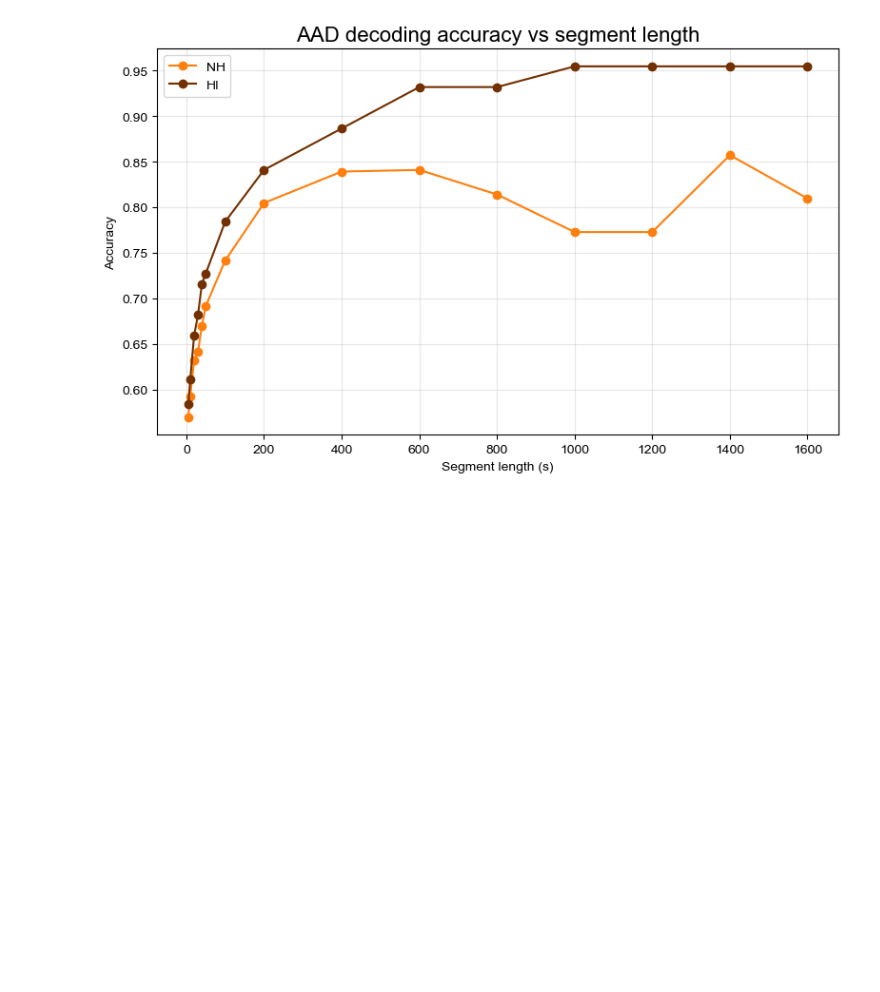
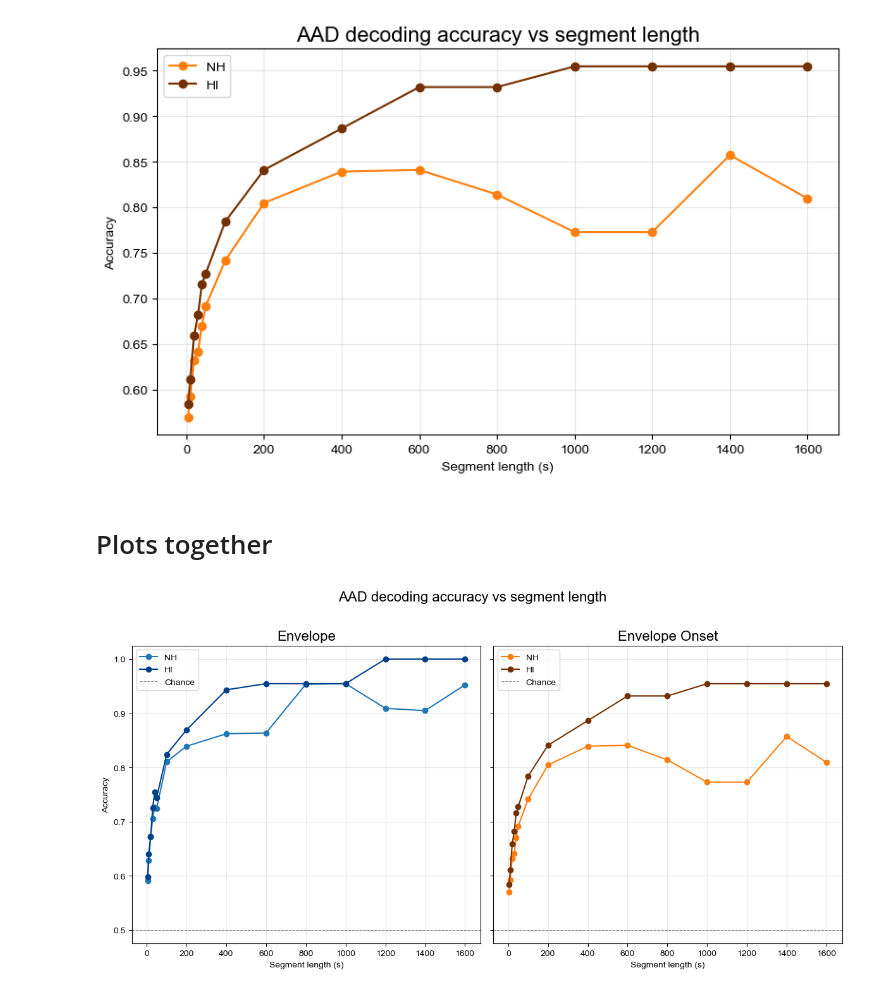
Before and after one commit to sylmester/modelling-eeg-to-speech, a Jupyter notebook: beyond/across-datasets/fuglsang-in-snhl/figures.ipynb, the cells around one changed output. Saved outputs shown, nothing was run; the diff lists cells and outputs as text; code cells hidden in the pictures; blank space fills up the shorter version.

```diff
--- a/beyond/across-datasets/fuglsang-in-snhl/figures.ipynb
+++ b/beyond/across-datasets/fuglsang-in-snhl/figures.ipynb
@@ -622,3 +622,52 @@ plt.savefig(
 plt.show()
 # %% [output]
 [figure]
+# %% [markdown]
+# Plots together
+# %%
+fig, axes = plt.subplots(1, 2, figsize=(12, 6), sharey=True)
+
+predictors = ["envelope", "envelope_onset"]
+titles     = ["Envelope", "Envelope Onset"]
+colors_nh  = {"envelope": "tab:blue",   "envelope_onset": "tab:orange"}
+colors_hi  = {"envelope": "#003f8a",    "envelope_onset": "#733000"}
+
+for ax, predictor, title in zip(axes, predictors, titles):
+
+    nh_acc, hi_acc, segment_times = [], [], []
+
+    for prefix, sizes in [("time", TIME_WINDOW_SIZES_S), ("trial", TRIAL_WINDOW_SIZES)]:
+        for n in sizes:
+            segment_time = n if prefix == "time" else n * 50
+            segment_times.append(segment_time)
+            nh_acc.append(nh[predictor][prefix][n]["concatenate"]["correct"].mean())
+            hi_acc.append(hi[predictor][prefix][n]["concatenate"]["correct"].mean())
+
+    # sort by segment length so the line doesn't jump around
+    order       = sorted(range(len(segment_times)), key=lambda i: segment_times[i])
+    seg_sorted  = [segment_times[i] for i in order]
+    nh_sorted   = [nh_acc[i]        for i in order]
+    hi_sorted   = [hi_acc[i]        for i in order]
+
+    ax.plot(seg_sorted, nh_sorted, marker='o', label='NH', color=colors_nh[predictor])
+    ax.plot(seg_sorted, hi_sorted, marker='o', label='HI', color=colors_hi[predictor])
+    ax.axhline(0.5, linestyle='--', color='gray', linewidth=0.8, label='Chance')
+
+    ax.set_title(title)
+    ax.set_xlabel('Segment length (s)')
+    ax.grid(True, alpha=0.3)
+    ax.legend()
+
+axes[0].set_ylabel('Accuracy')
+
+fig.suptitle('AAD decoding accuracy vs segment length', y=1.02)
+fig.tight_layout()
+
+fig.savefig(
+    BEYOND_FIGURES_DIR / 'beyond_aad_accuracy_vs_window_length_combined.png',
+    dpi=170,
+    bbox_inches='tight'
+)
+plt.show()
+# %% [output]
+[figure, added]
```
Also changed, not shown: parts of 2 cells of this notebook, 1 other file.
